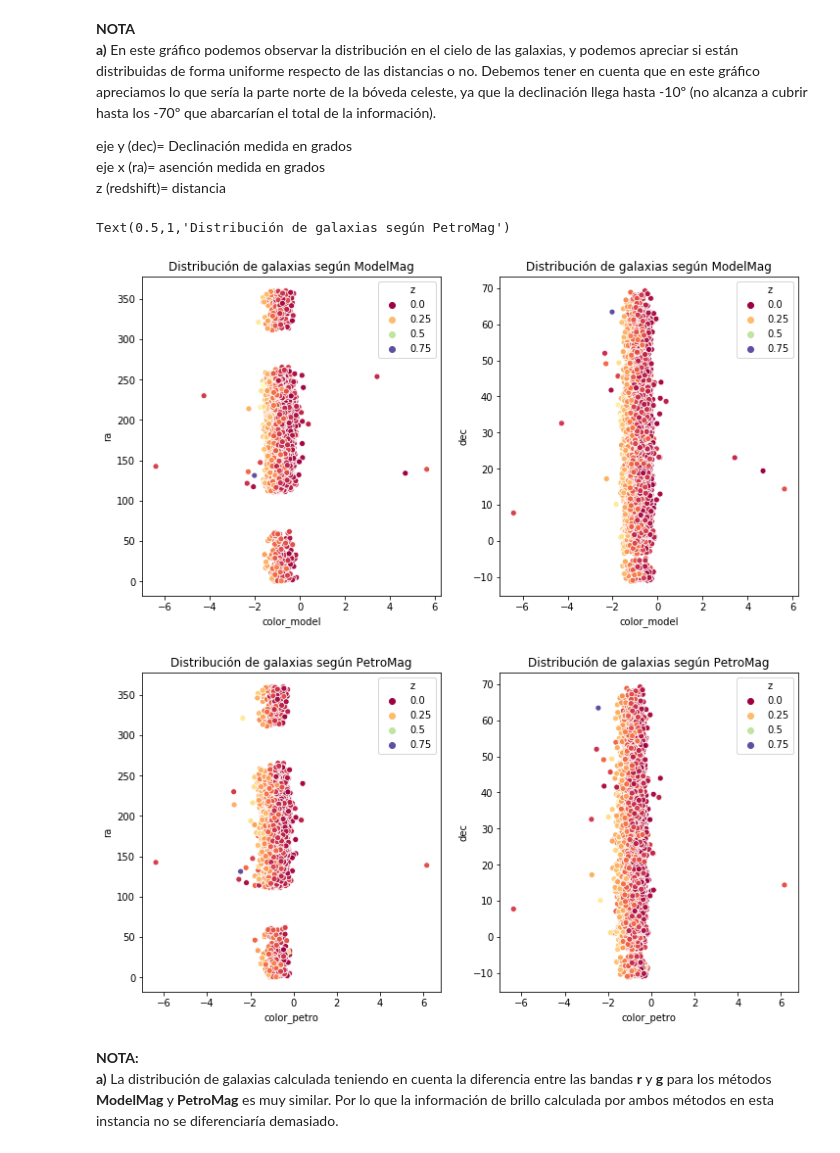
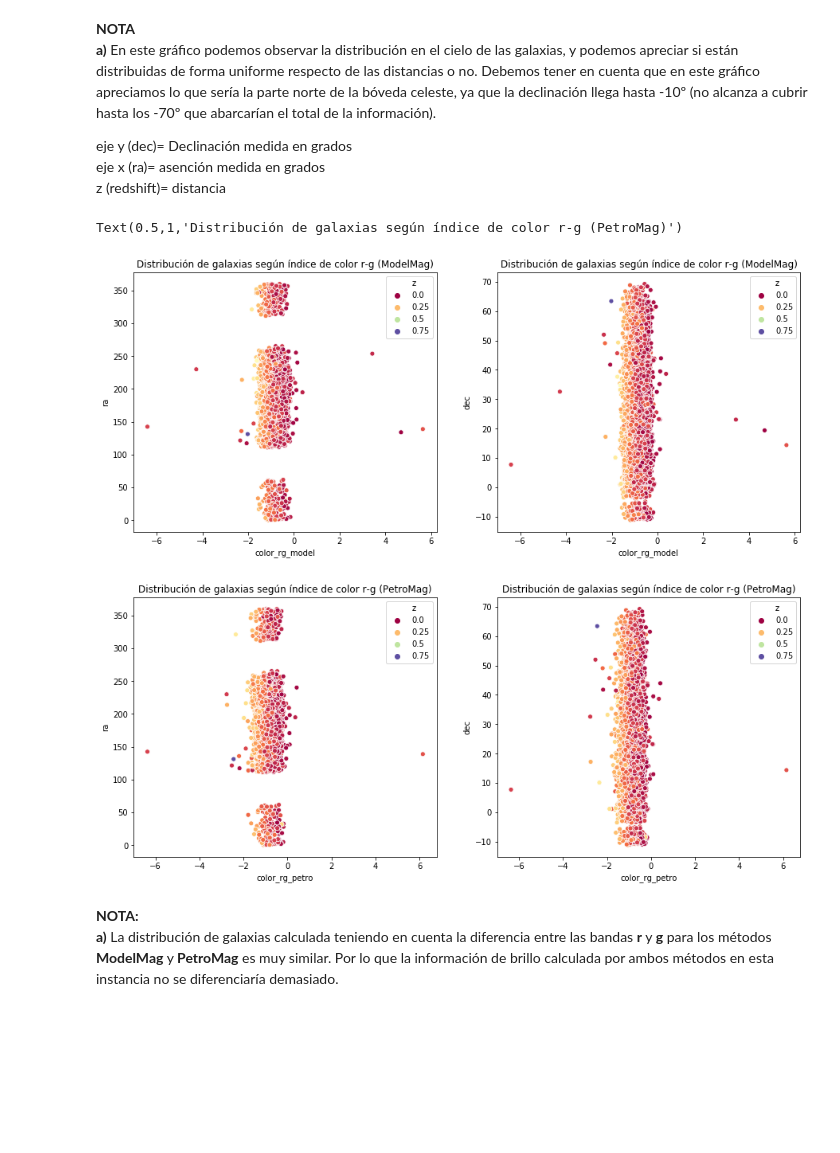
Before and after one commit to leoborgnino/mentoria-astro-datos, a Jupyter notebook: 1_Analisis_y_Visualizacion.ipynb, the cells around one changed output. Cells and saved outputs as stored; diff of their text form; code cells hidden in the pictures; blank space fills up the shorter version.

```diff
--- a/1_Analisis_y_Visualizacion.ipynb
+++ b/1_Analisis_y_Visualizacion.ipynb
@@ -186,37 +186,37 @@ eje x (ra)= asención medida en grados
 z (redshift)= distancia
 # %%
 # distribución de galaxias según el color
-# (banda r) - (banda g) = color
+# (banda r) - (banda g) = color_rg
 
 # ModelMag
-data['color_model'] = data['modelMag_r'] - data['modelMag_g']
+data['color_rg_model'] = data['modelMag_r'] - data['modelMag_g']
 
-plt.figure (figsize=(12,6))
+plt.figure (figsize=(15,6))
 
 plt.subplot(121)
-plt1=seaborn.scatterplot(data=data, x='color_model', y='ra', hue='z', palette='Spectral')
-plt.title('Distribución de galaxias según ModelMag')
+plt1=seaborn.scatterplot(data=data, x='color_rg_model', y='ra', hue='z', palette='Spectral')
+plt.title('Distribución de galaxias según índice de color r-g (ModelMag)')
 
 plt.subplot(122)
-plt2=seaborn.scatterplot(data=data, x='color_model', y='dec',hue='z', palette='Spectral')
-plt.title('Distribución de galaxias según ModelMag')
+plt2=seaborn.scatterplot(data=data, x='color_rg_model', y='dec',hue='z', palette='Spectral')
+plt.title('Distribución de galaxias según índice de color r-g (ModelMag)')
 
 # PetroMag
-data['color_petro'] = data['petroMag_r'] - data['petroMag_g']
+data['color_rg_petro'] = data['petroMag_r'] - data['petroMag_g']
 
-plt.figure (figsize=(12,6))
+plt.figure (figsize=(15,6))
 
 plt.subplot(121)
-plt1=seaborn.scatterplot(data=data, x='color_petro', y='ra', hue='z', palette='Spectral')
-plt.title('Distribución de galaxias según PetroMag')
+plt1=seaborn.scatterplot(data=data, x='color_rg_petro', y='ra', hue='z', palette='Spectral')
+plt.title('Distribución de galaxias según índice de color r-g (PetroMag)')
 
 plt.subplot(122)
-plt2=seaborn.scatterplot(data=data, x='color_petro', y='dec',hue='z', palette='Spectral')
-plt.title('Distribución de galaxias según PetroMag')
+plt2=seaborn.scatterplot(data=data, x='color_rg_petro', y='dec',hue='z', palette='Spectral')
+plt.title('Distribución de galaxias según índice de color r-g (PetroMag)')
 # %% [output]
-Text(0.5,1,'Distribución de galaxias según PetroMag')
+Text(0.5,1,'Distribución de galaxias según índice de color r-g (PetroMag)')
-[figure, old version]
+[figure, new version]
-[figure, old version]
+[figure, new version]
 # %% [markdown]
 **NOTA:**
 **a)** La distribución de galaxias calculada teniendo en cuenta la diferencia entre las bandas **r** y **g** para los métodos **ModelMag** y **PetroMag** es muy similar. Por lo que la información de brillo calculada por ambos métodos en esta instancia no se diferenciaría demasiado.
```
Also changed, not shown: parts of 7 cells of this notebook.
